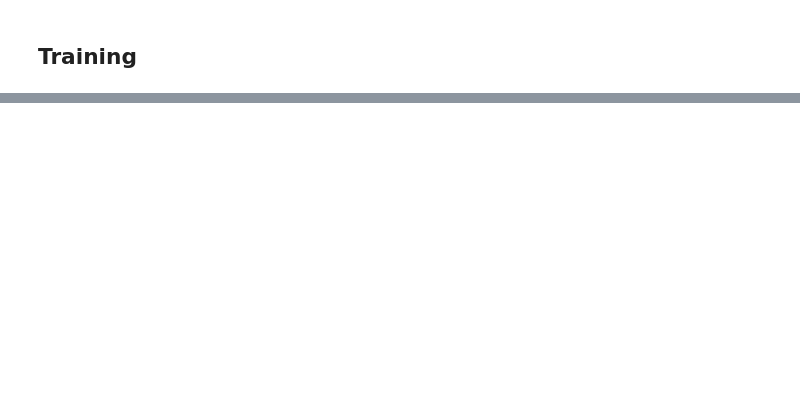
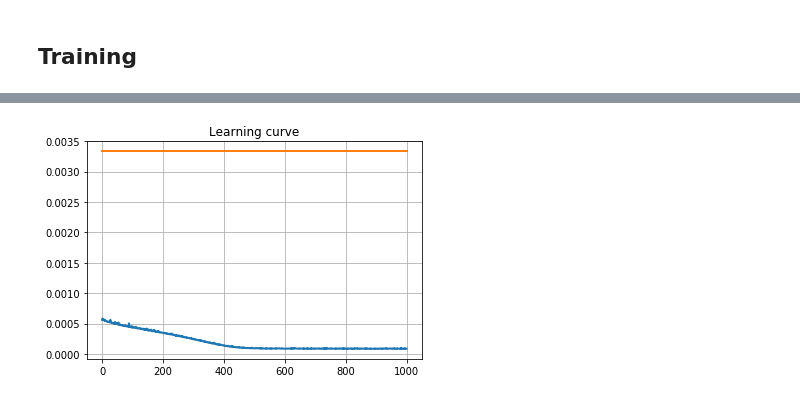
Before and after one commit to B4dWo1f/TF_alicante_talk, a Jupyter notebook: example1/ex1.ipynb, the cells around one changed output, grey strips where cells are left out. Saved outputs shown, nothing was run; the diff lists cells and outputs as text; code cells hidden in the pictures; blank space fills up the shorter version.

```diff
--- a/example1/ex1.ipynb
+++ b/example1/ex1.ipynb
@@ -67,10 +104,16 @@ print('Training done in: %.3f s'%(time()-told))
 # %%
 # plot learning curve
 err = history.history['loss']
+acc = history.history['accuracy']
+
 fig, ax = plt.subplots()
 ax.plot(err,label='loss',lw=2)
+ax.plot(acc,label='loss',lw=2)
+
 ax.set_title('Learning curve')
 plt.show()
+# %% [output]
+[figure, added]
 # %%
 # Prediction over the whole domain
 mx, Mx = np.min(IN_train),np.max(IN_train)
```
Also changed, not shown: parts of 5 cells of this notebook, 4 other files.
